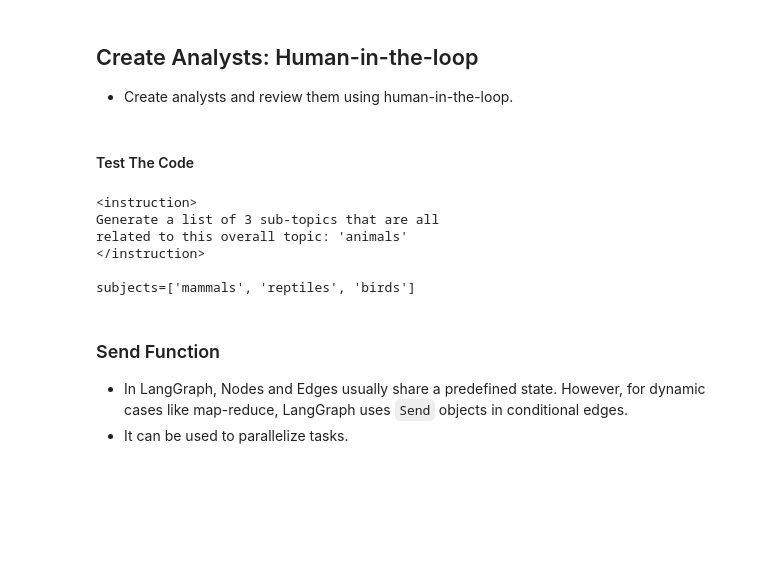
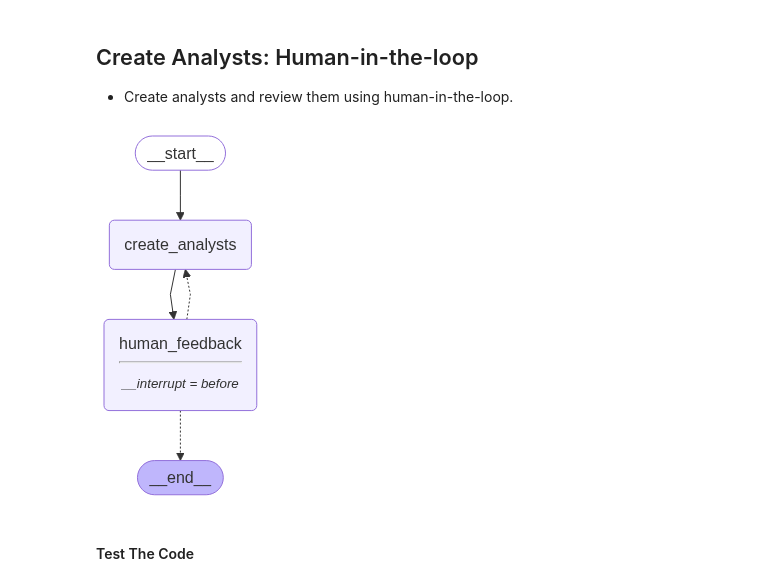
Before and after one commit to chineidu/AI-Tutorials, a Jupyter notebook: notebooks/Langgraph/05-research-assistant.ipynb, the cells around one changed output. Drawn from its saved outputs; the diff is of its cells as text; code cells hidden in the pictures; blank space fills up the shorter version.

```diff
--- a/notebooks/Langgraph/05-research-assistant.ipynb
+++ b/notebooks/Langgraph/05-research-assistant.ipynb
@@ -200,21 +230,29 @@ You're tasked with creating a set of AI analyst personas. Follow these instructi
+# %%
+from langgraph.graph.state import CompiledStateGraph
+
+
+graph_builder = StateGraph(GenerateAnalystState)
+
+# Add nodes
+graph_builder.add_node("create_analysts", create_analysts)
+graph_builder.add_node("human_feedback", human_feedback)
+
+# Add edges
+graph_builder.add_edge(START, "create_analysts")
+graph_builder.add_edge("create_analysts", "human_feedback")
+# Add conditions
+graph_builder.add_conditional_edges("human_feedback", should_continue, ["create_analysts", END])
+
+# Compile the graph
+memory = MemorySaver()
+langfuse_handler = CallbackHandler()
+graph: CompiledStateGraph = graph_builder.compile(
+    interrupt_before=["human_feedback"], checkpointer=memory
+).with_config({"callbacks": [langfuse_handler]})
+
+# Visualize the graph
+display(Image(graph.get_graph().draw_mermaid_png()))
+# %% [output]
+[figure, added]
 # %% [markdown]
 #### Test The Code
-# %%
-# OverallState(
-#     topic="Chinedu",
-#     subjects=["love", "work"],
-#     jokes=[],
-#     best_selected_joke="",
-# )
-prompt: str = subject_prompt.format(topic="animals")
-print(prompt)
-
-response = await llm.with_structured_output(Subjects).ainvoke(prompt)
-print(response)
-# %% [output]
-<instruction>
-Generate a list of 3 sub-topics that are all
-related to this overall topic: 'animals'
-</instruction>
-
-subjects=['mammals', 'reptiles', 'birds']
@@ -238,5 +258,0 @@ async def generate_topics(state: OverallState) -> dict[str, Any]:
-# %% [markdown]
-### Send Function
-
-- In LangGraph, Nodes and Edges usually share a predefined state. However, for dynamic cases like map-reduce, LangGraph uses `Send` objects in conditional edges.
-- It can be used to parallelize tasks.
```
Also changed, not shown: parts of 22 cells of this notebook.
